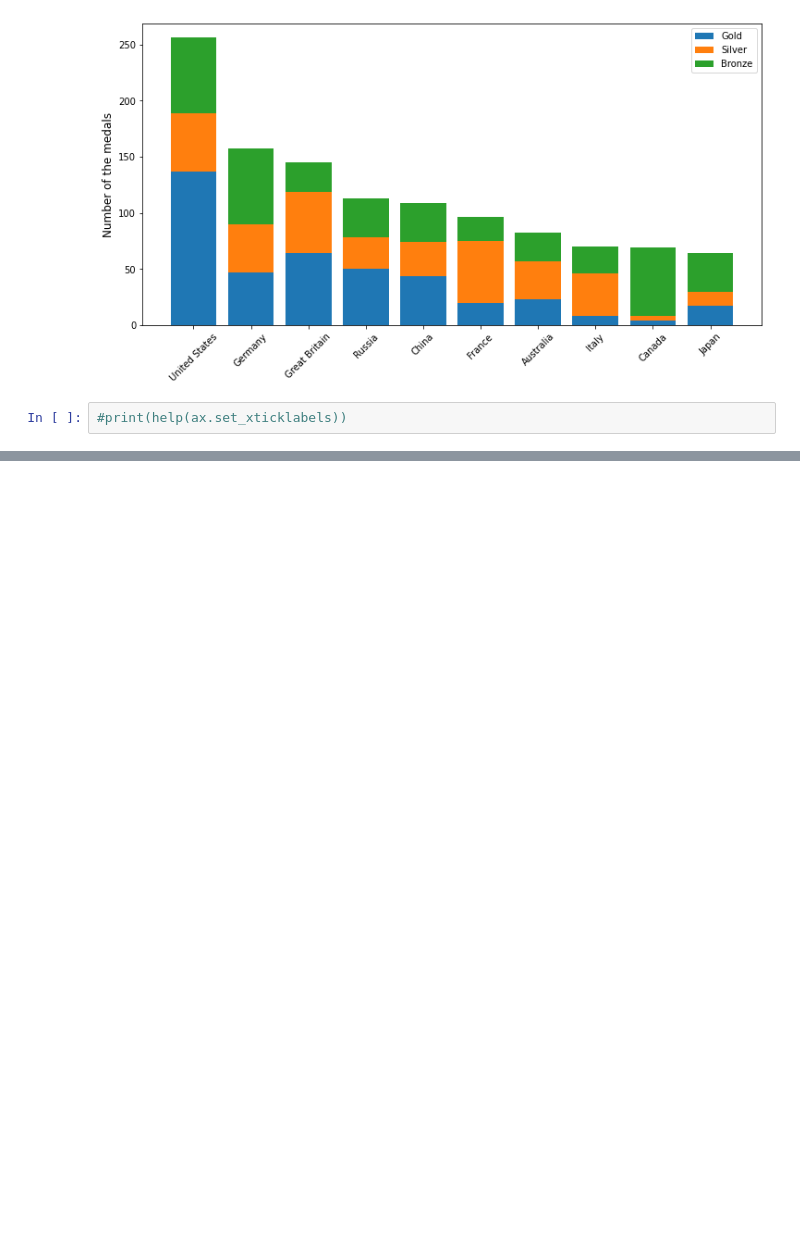
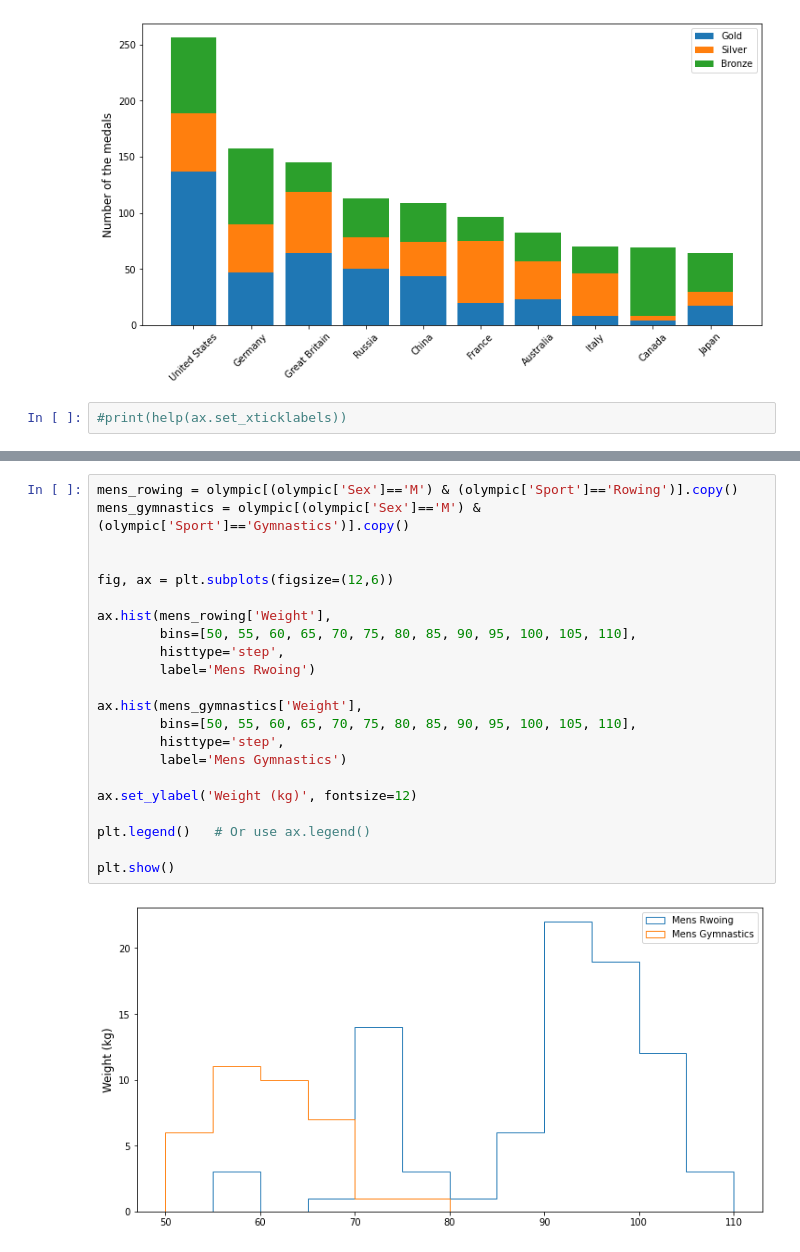
Before and after one commit to johnhhu2020/DataCamp-Data-Scientist-with-Python-Track, a Jupyter notebook: DataCamp Introduction to Data Visualization with Matplotlib.ipynb, the cells around one changed output, grey strips where cells are left out. Cells and saved outputs as stored; diff of their text form; blank space fills up the shorter version.

```diff
--- a/DataCamp Introduction to Data Visualization with Matplotlib.ipynb
+++ b/DataCamp Introduction to Data Visualization with Matplotlib.ipynb
@@ -1338,0 +1515,24 @@ Instructions
+# %%
+mens_rowing = olympic[(olympic['Sex']=='M') & (olympic['Sport']=='Rowing')].copy()
+mens_gymnastics = olympic[(olympic['Sex']=='M') & (olympic['Sport']=='Gymnastics')].copy()
+
+
+fig, ax = plt.subplots(figsize=(12,6))
+
+ax.hist(mens_rowing['Weight'],
+        bins=[50, 55, 60, 65, 70, 75, 80, 85, 90, 95, 100, 105, 110],
+        histtype='step',
+        label='Mens Rwoing')
+
+ax.hist(mens_gymnastics['Weight'],
+        bins=[50, 55, 60, 65, 70, 75, 80, 85, 90, 95, 100, 105, 110],
+        histtype='step',
+        label='Mens Gymnastics')
+
+ax.set_ylabel('Weight (kg)', fontsize=12)
+
+plt.legend()   # Or use ax.legend()
+
+plt.show()
+# %% [output]
+[figure, added]
```
Also changed, not shown: parts of 28 cells of this notebook.
